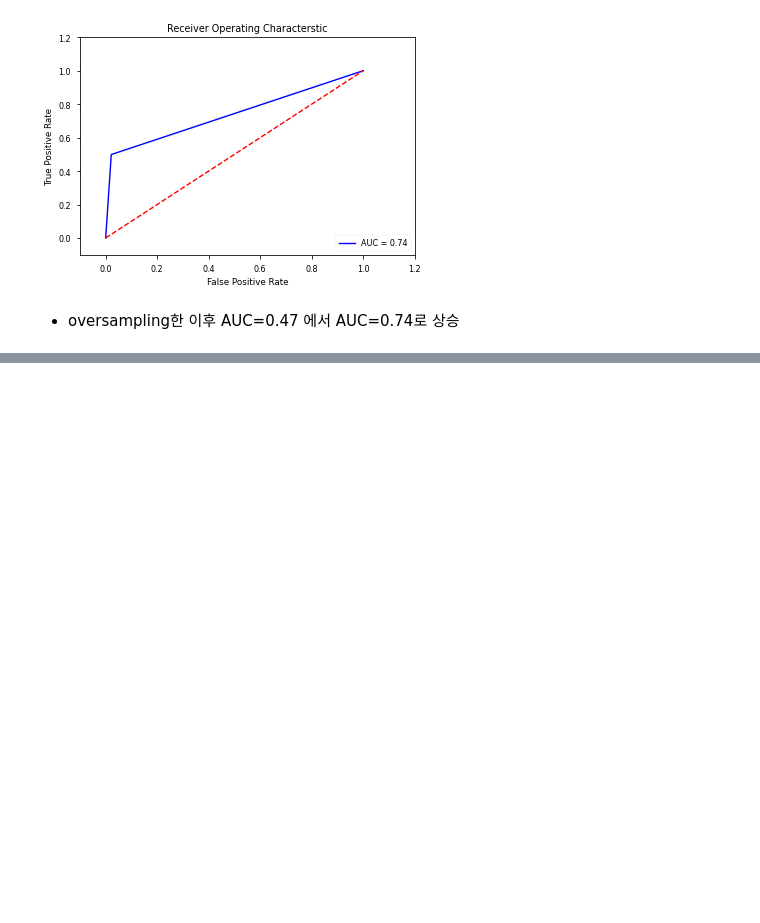
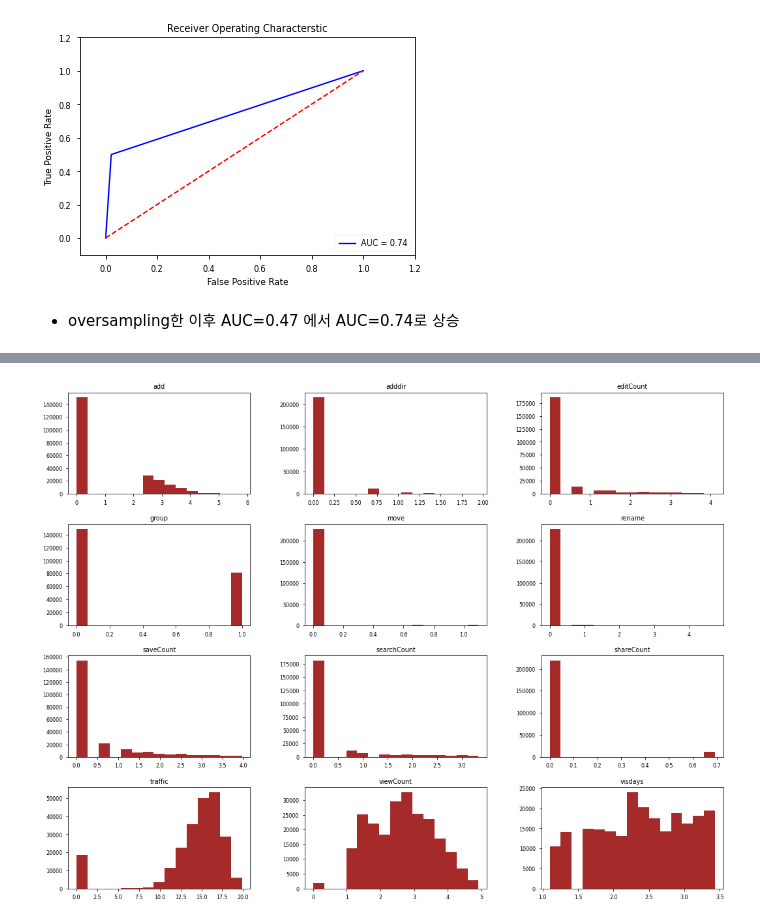
Before and after one commit to suhyun-cho/TIL, a Jupyter notebook: python/데이터분석Tutorial_결제예측 모델링.ipynb, the cells around one changed output, grey strips where cells are left out. Saved outputs shown, nothing was run; the diff lists cells and outputs as text; code cells hidden in the pictures; blank space fills up the shorter version.

```diff
--- a/python/데이터분석Tutorial_결제예측 모델링.ipynb
+++ b/python/데이터분석Tutorial_결제예측 모델링.ipynb
@@ -1497,0 +1631,4 @@ Text(0.5, 0, 'False Positive Rate')
+# %%
+## 데이터 전처리 Tip!!
+# group컬럼빼고 나머지는 로그변환시키고, 변환 후 group컬럼을 붙여줌.
+df5_over_log = df5_over.loc[:,:'traffic'].apply(lambda x: np.log(x + 1)).join(df5_over['group'])
@@ -1497,0 +1647,4 @@ Text(0.5, 0, 'False Positive Rate')
+# %%
+df5_over_log.hist(bins=15, color='brown', figsize=(18,14), grid=False);
+# %% [output]
+[figure, added]
```
Also changed, not shown: parts of 51 cells of this notebook.
